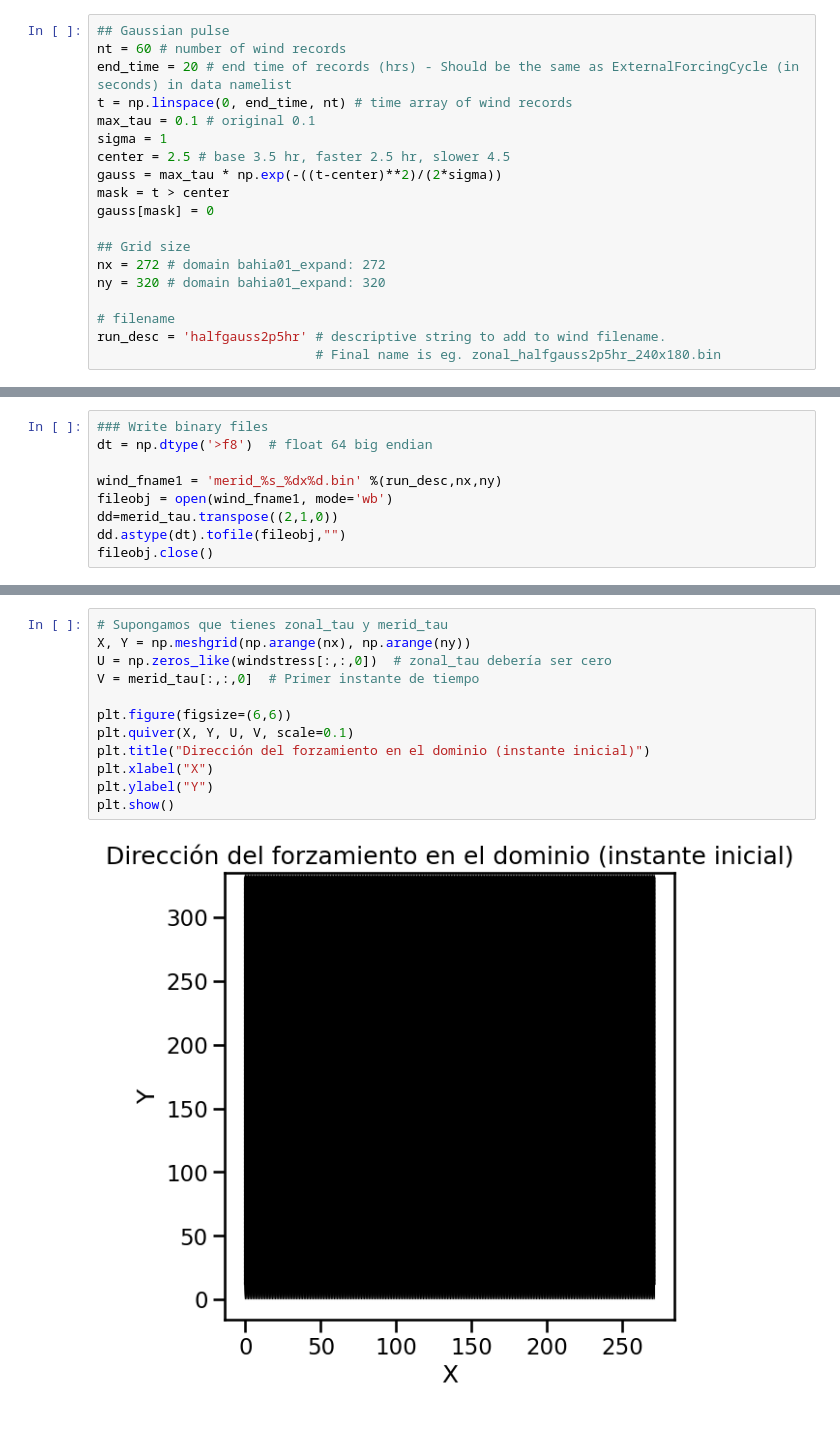
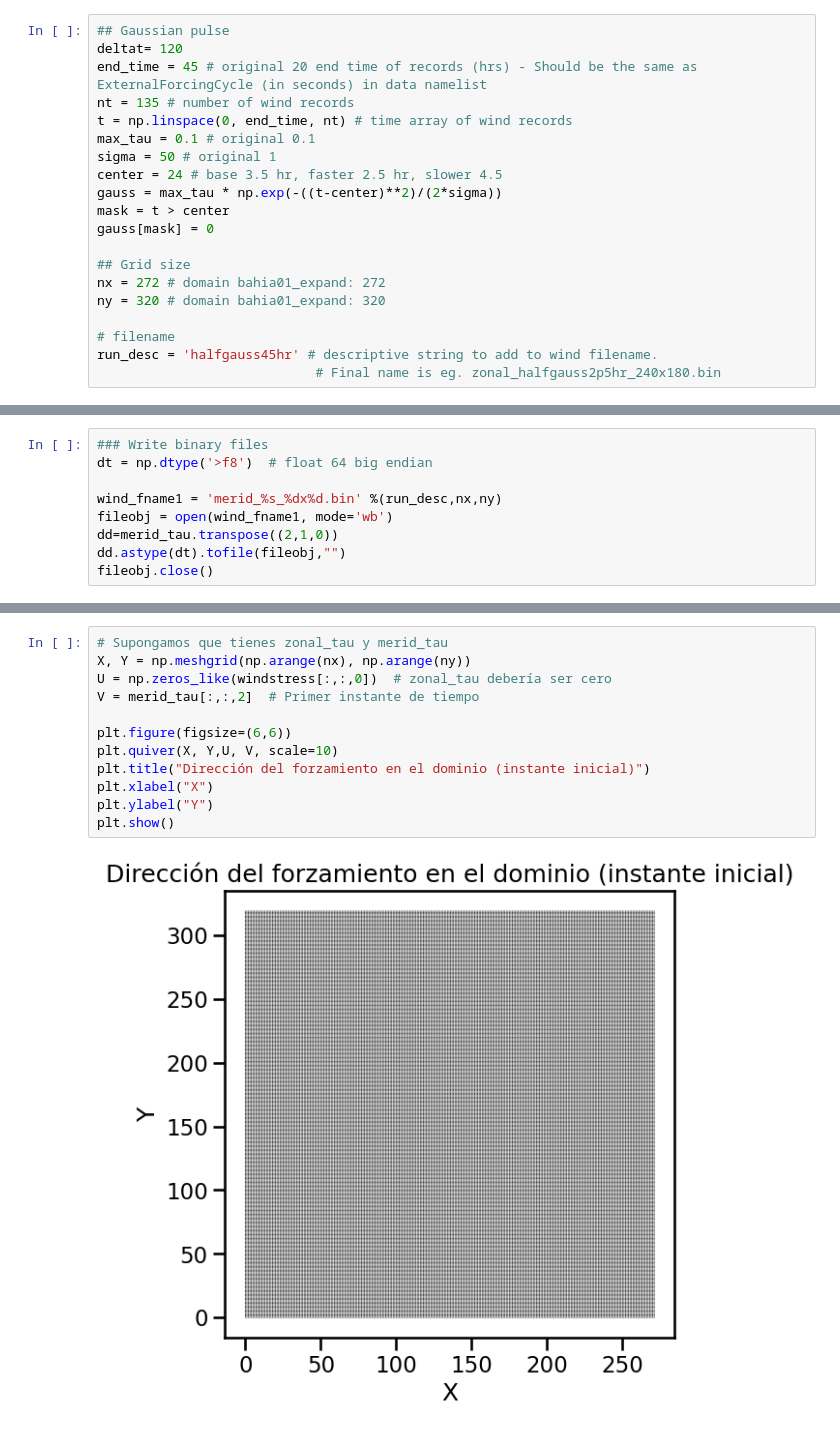
Before and after one commit to Estebanovich/BayIW_Rectan, a Jupyter notebook: input/make_wind_forcing_exp.ipynb, the cells around one changed output, grey strips where cells are left out. Saved outputs shown, nothing was run; the diff lists cells and outputs as text.

```diff
--- a/input/make_wind_forcing_exp.ipynb
+++ b/input/make_wind_forcing_exp.ipynb
@@ -19,12 +19,13 @@ import numpy as np
 Only change these values
 # %%
 ## Gaussian pulse
-nt = 60 # number of wind records
-end_time = 20 # end time of records (hrs) - Should be the same as ExternalForcingCycle (in seconds) in data namelist
+deltat= 120
+end_time = 45 # original 20 end time of records (hrs) - Should be the same as ExternalForcingCycle (in seconds) in data namelist
+nt = 135 # number of wind records
 t = np.linspace(0, end_time, nt) # time array of wind records
 max_tau = 0.1 # original 0.1
-sigma = 1
-center = 2.5 # base 3.5 hr, faster 2.5 hr, slower 4.5
+sigma = 50 # original 1
+center = 24 # base 3.5 hr, faster 2.5 hr, slower 4.5
 gauss = max_tau * np.exp(-((t-center)**2)/(2*sigma))
 mask = t > center
 gauss[mask] = 0
@@ -34,7 +35,7 @@ nx = 272 # domain bahia01_expand: 272
 ny = 320 # domain bahia01_expand: 320
 
 # filename
-run_desc = 'halfgauss2p5hr' # descriptive string to add to wind filename.
+run_desc = 'halfgauss45hr' # descriptive string to add to wind filename.
                             # Final name is eg. zonal_halfgauss2p5hr_240x180.bin
 # %% [markdown]
 ### Make wind stress array
@@ -96,14 +97,14 @@ plt.xlim(0,end_time)
 # %%
 # Supongamos que tienes zonal_tau y merid_tau
 X, Y = np.meshgrid(np.arange(nx), np.arange(ny))
 U = np.zeros_like(windstress[:,:,0])  # zonal_tau debería ser cero
-V = merid_tau[:,:,0]  # Primer instante de tiempo
+V = merid_tau[:,:,2]  # Primer instante de tiempo
 
 plt.figure(figsize=(6,6))
-plt.quiver(X, Y, U, V, scale=0.1)
+plt.quiver(X, Y,U, V, scale=10)
 plt.title("Dirección del forzamiento en el dominio (instante inicial)")
 plt.xlabel("X")
 plt.ylabel("Y")
 plt.show()
 # %% [output]
-[figure, old version]
+[figure, new version]
```
Also changed, not shown: parts of 8 cells of this notebook, 11 other files.
